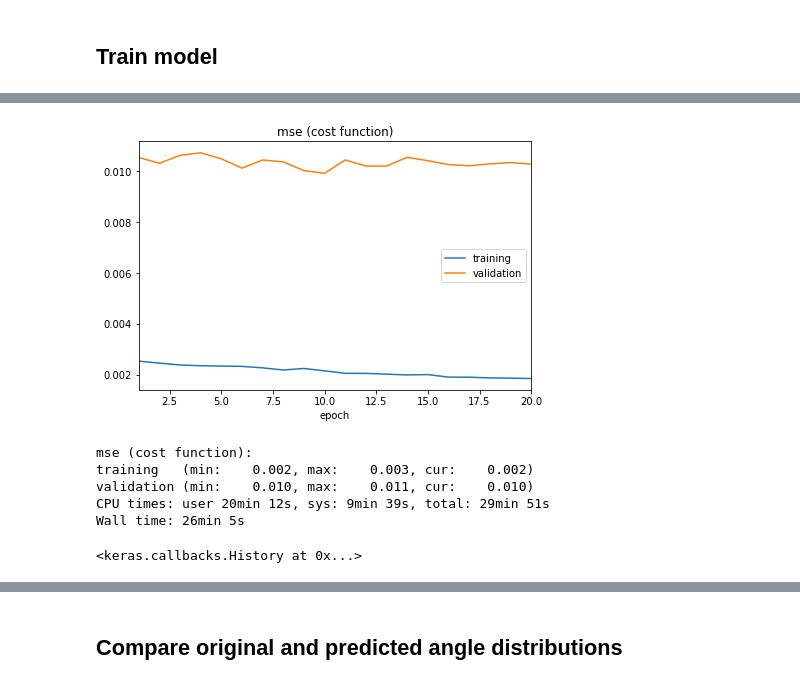
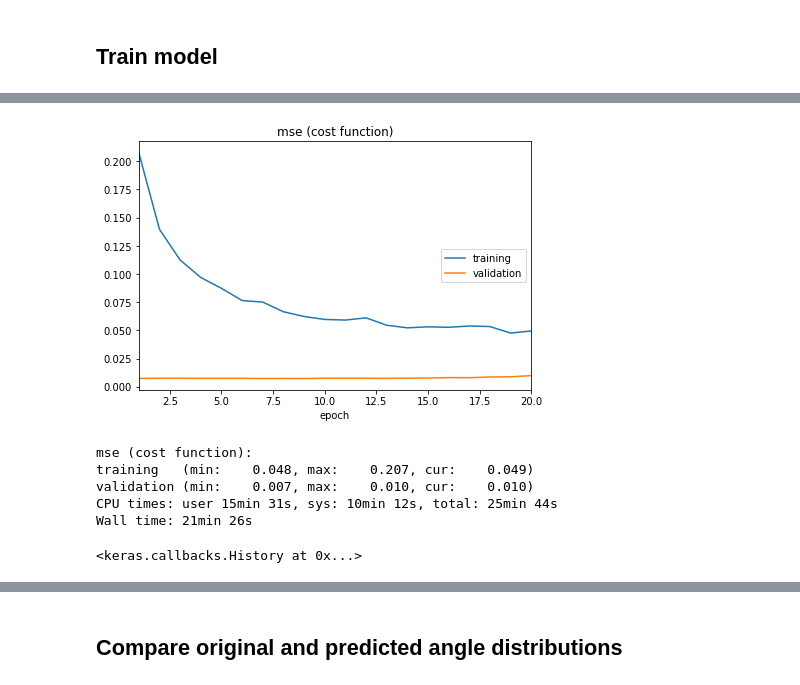
Before and after one commit to koulakis/CarND-Behavioral-Cloning-P3, a Jupyter notebook: clone.ipynb, the cells around one changed output, grey strips where cells are left out. Saved outputs shown, nothing was run; the diff lists cells and outputs as text; code cells hidden in the pictures.

```diff
--- a/clone.ipynb
+++ b/clone.ipynb
@@ -156,7 +171,9 @@ _________________________________________________________________
 # %% [markdown]
 ## Train model
 # %%
-train_generator = image_generator_from_dataset(train_images, train_meas, augment=True)
-valid_generator = image_generator_from_dataset(valid_images, valid_meas)
+batch_size = 128
+
+train_generator = ig.image_generator_from_dataset(train_images, train_meas, augment=True, batch_size=batch_size)
+valid_generator = ig.image_generator_from_dataset(valid_images, valid_meas, batch_size=batch_size)
 # %%
 %%time
@@ -175,17 +197,20 @@ Epoch 1/1
-# %%
-%%time
-model.fit(
-    train_images,
-    train_meas,
-    epochs=20,
-    callbacks=[PlotLossesKeras()],
-    validation_data=[valid_images, valid_meas]
-)
-# %% [output]
-[figure, removed]
-mse (cost function):
-training   (min:    0.002, max:    0.003, cur:    0.002)
-validation (min:    0.010, max:    0.011, cur:    0.010)
-CPU times: user 20min 12s, sys: 9min 39s, total: 29min 51s
-Wall time: 26min 5s
-<keras.callbacks.History at 0x...>
+# %%
+%%time
+model.fit_generator(
+    train_generator,
+    validation_data=[valid_images, valid_meas],
+    epochs=20,
+    steps_per_epoch=steps_per_epoch,
+    callbacks=[PlotLossesKeras()],
+    max_queue_size=40,
+    use_multiprocessing=True,
+    workers=8
+)
+# %% [output]
+[figure, added]
+mse (cost function):
+training   (min:    0.048, max:    0.207, cur:    0.049)
+validation (min:    0.007, max:    0.010, cur:    0.010)
+CPU times: user 15min 31s, sys: 10min 12s, total: 25min 44s
+Wall time: 21min 26s
+<keras.callbacks.History at 0x...>
```
Also changed, not shown: parts of 18 cells of this notebook, 2 other files.
